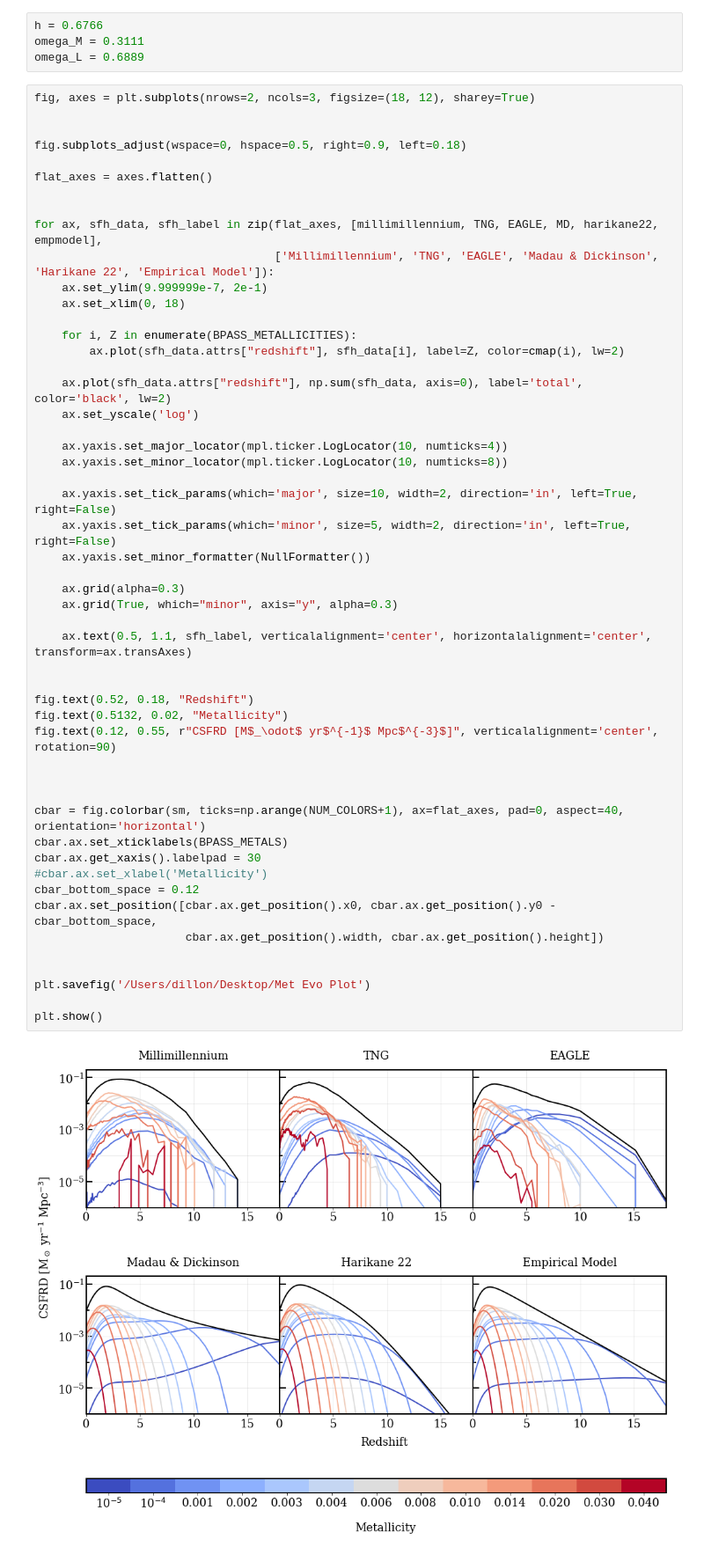
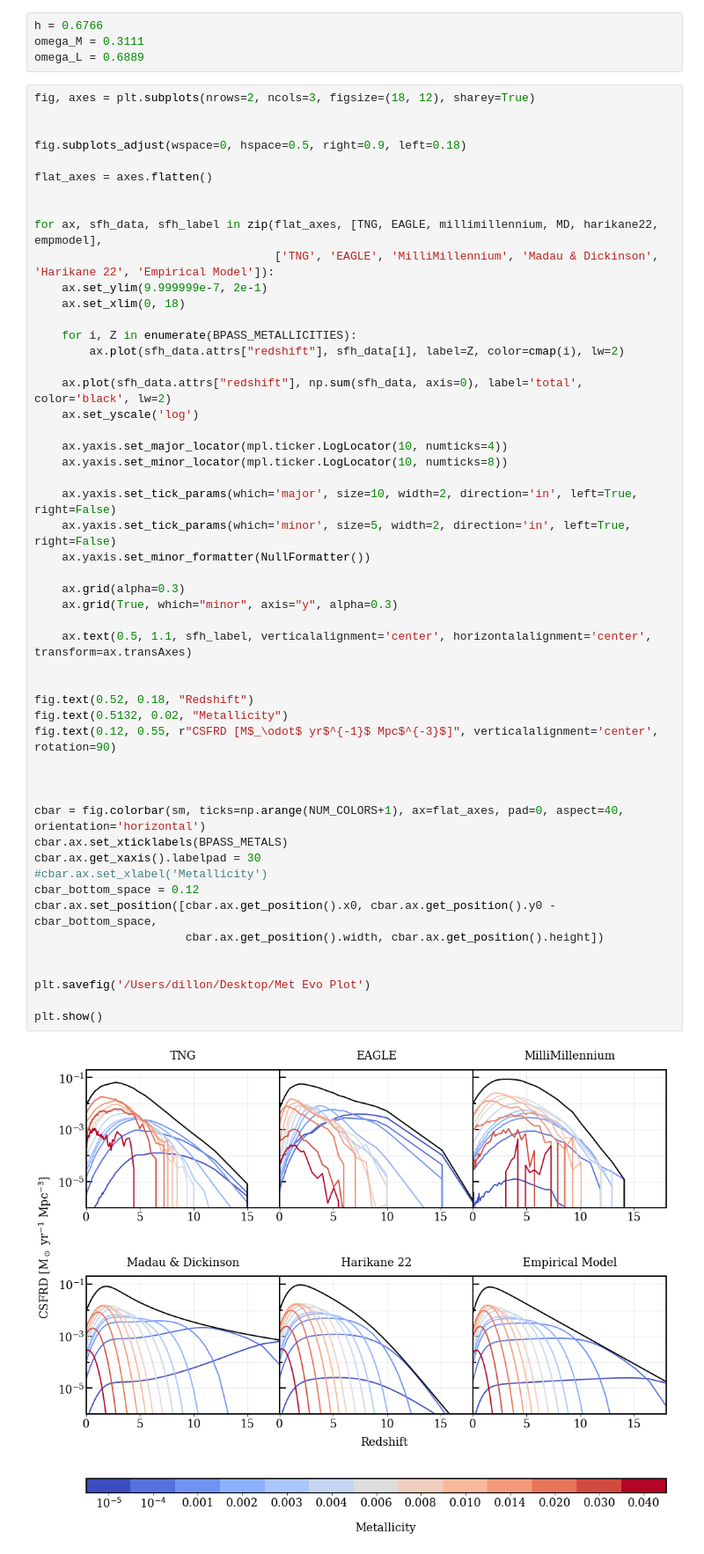
Before and after one commit to NicholaCharlton/Y4_Project, a Jupyter notebook: Dillon/Semester 2/Plotting/ Seminar/Seminar Met Evo Plot.ipynb, the cells around one changed output. Shown at 88% size. Saved outputs shown, nothing was run; the diff lists cells and outputs as text.

```diff
--- a/Dillon/Semester 2/Plotting/ Seminar/Seminar Met Evo Plot.ipynb
+++ b/Dillon/Semester 2/Plotting/ Seminar/Seminar Met Evo Plot.ipynb
@@ -52,8 +52,8 @@ fig.subplots_adjust(wspace=0, hspace=0.5, right=0.9, left=0.18)
 flat_axes = axes.flatten()
 
 
-for ax, sfh_data, sfh_label in zip(flat_axes, [millimillennium, TNG, EAGLE, MD, harikane22, empmodel],
-                                   ['Millimillennium', 'TNG', 'EAGLE', 'Madau & Dickinson', 'Harikane 22', 'Empirical Model']):
+for ax, sfh_data, sfh_label in zip(flat_axes, [TNG, EAGLE, millimillennium, MD, harikane22, empmodel],
+                                   ['TNG', 'EAGLE', 'MilliMillennium', 'Madau & Dickinson', 'Harikane 22', 'Empirical Model']):
     ax.set_ylim(9.999999e-7, 2e-1)
     ax.set_xlim(0, 18)
 
@@ -68,31 +68,31 @@ for ax, sfh_data, sfh_label in zip(flat_axes, [millimillennium, TNG, EAGLE, MD,
 
     ax.yaxis.set_tick_params(which='major', size=10, width=2, direction='in', left=True, right=False)
     ax.yaxis.set_tick_params(which='minor', size=5, width=2, direction='in', left=True, right=False)
     ax.yaxis.set_minor_formatter(NullFormatter())
 
     ax.grid(alpha=0.3)
     ax.grid(True, which="minor", axis="y", alpha=0.3)
 
     ax.text(0.5, 1.1, sfh_label, verticalalignment='center', horizontalalignment='center', transform=ax.transAxes)
 
 
 fig.text(0.52, 0.18, "Redshift")
 fig.text(0.5132, 0.02, "Metallicity")
 fig.text(0.12, 0.55, r"CSFRD [M$_\odot$ yr$^{-1}$ Mpc$^{-3}$]", verticalalignment='center', rotation=90)
 
 
 
 cbar = fig.colorbar(sm, ticks=np.arange(NUM_COLORS+1), ax=flat_axes, pad=0, aspect=40, orientation='horizontal')
 cbar.ax.set_xticklabels(BPASS_METALS)
 cbar.ax.get_xaxis().labelpad = 30
 #cbar.ax.set_xlabel('Metallicity')
 cbar_bottom_space = 0.12
 cbar.ax.set_position([cbar.ax.get_position().x0, cbar.ax.get_position().y0 - cbar_bottom_space,
                       cbar.ax.get_position().width, cbar.ax.get_position().height])
 
 
 plt.savefig('/Users/dillon/Desktop/Met Evo Plot')
 
 plt.show()
 # %% [output]
-[figure, old version]
+[figure, new version]
```
